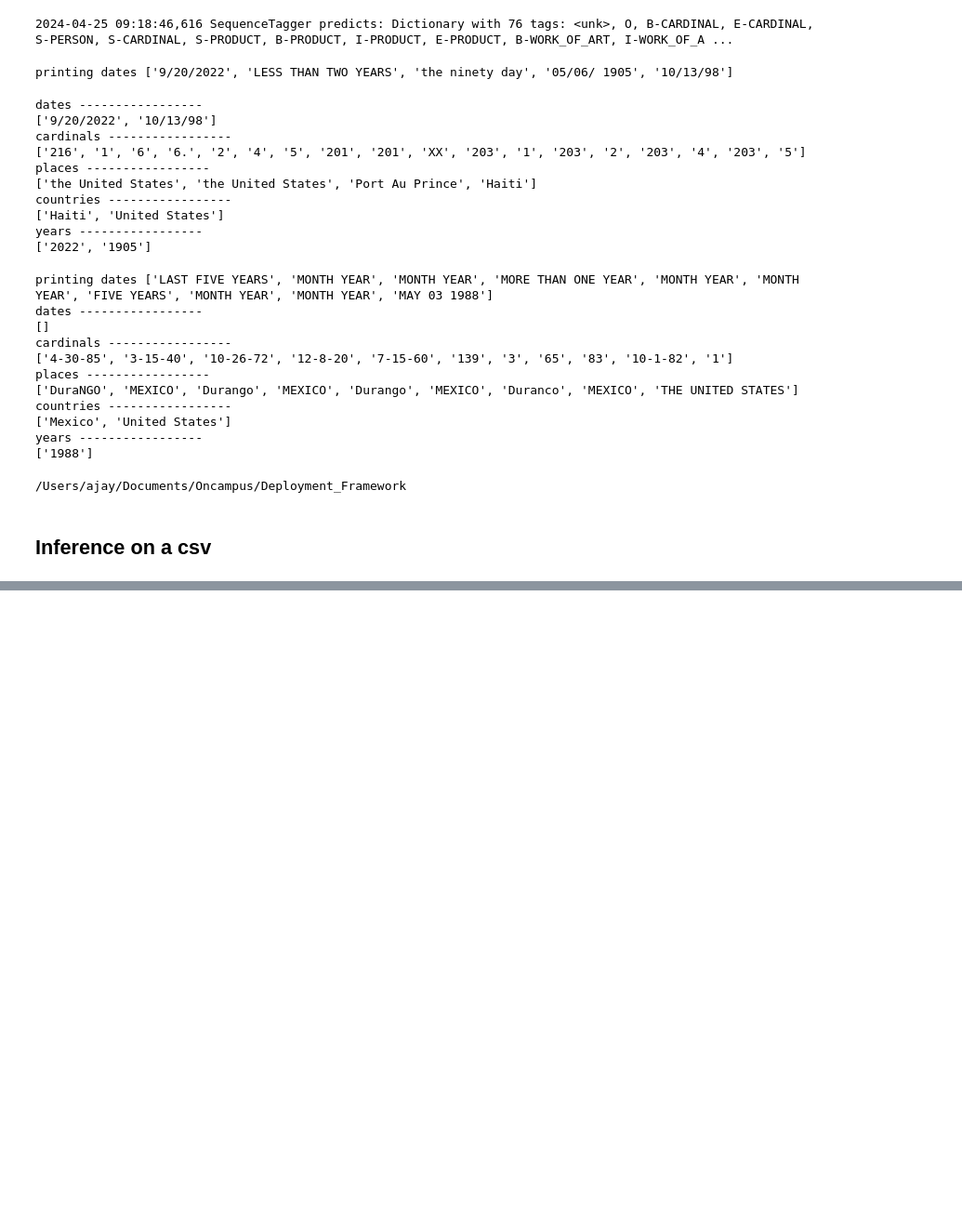
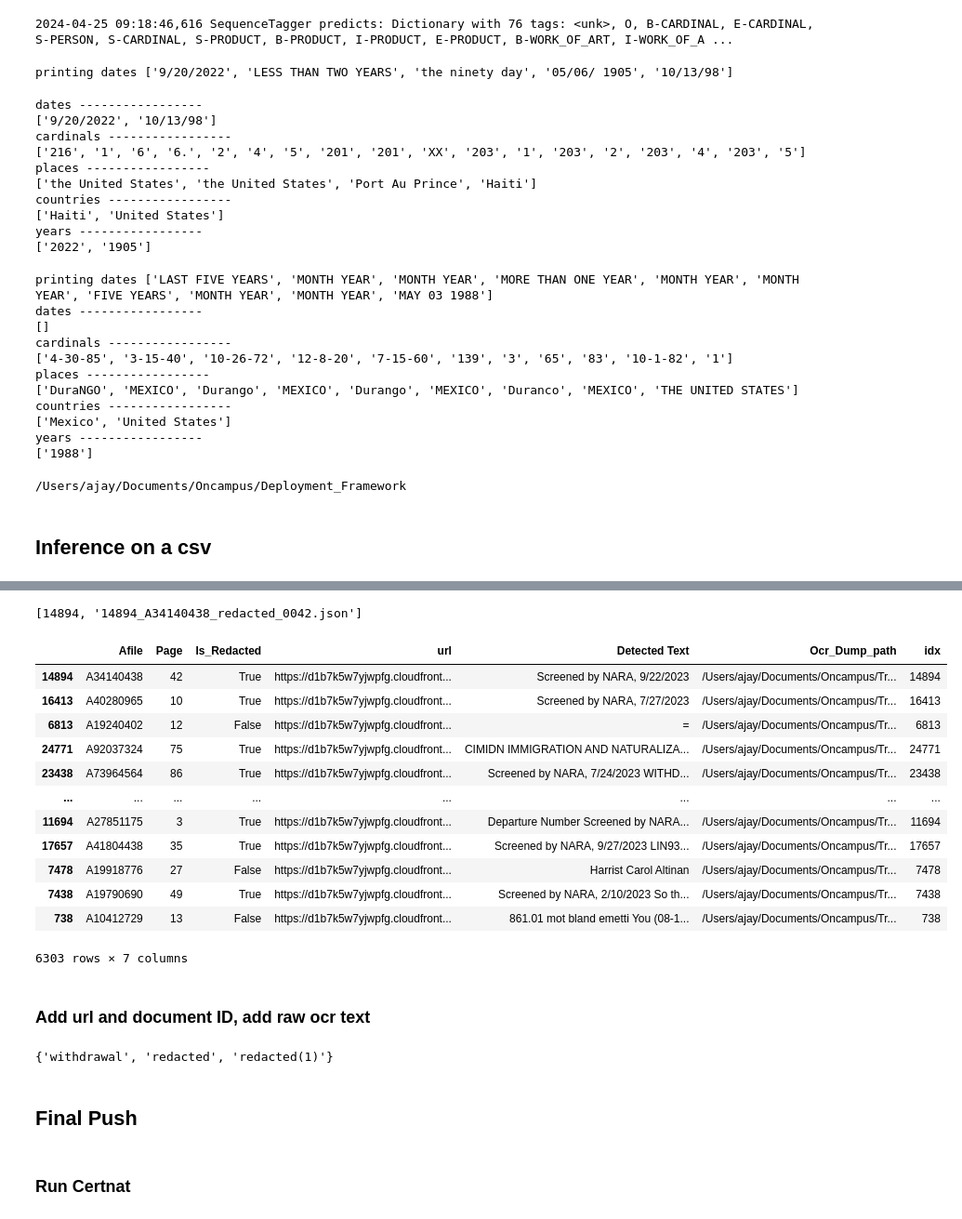
Before and after one commit to migrants-and-the-state/Deployment_Framework, a Jupyter notebook: Tester_nb.ipynb, the cells around one changed output, grey strips where cells are left out. Shown at 93% size. Cells and saved outputs as stored; diff of their text form; code cells hidden in the pictures; blank space fills up the shorter version.

```diff
--- a/Tester_nb.ipynb
+++ b/Tester_nb.ipynb
@@ -206,7 +206,8 @@ for i in tqdm(df.index.tolist()[24028:]):
                 filename = os.path.join("/scratch/ag8172/metadata_outputs/", filename)
                 output, features = model_class.inference(url)
                 document_wise_result['document_type'] = model_inf_map[torch.argmax(output).item()]
-
+                document_wise_result['is_g325a'] = False
+                document_wise_result['is_cert_naturalization'] = False
                 if document_wise_result['document_type'] not in ['photograph','misc']:
                         # get text
                         # text was concatenated strings obtained from aws textract
@@ -247,0 +251,26 @@ for i in tqdm(df.index.tolist()[24028:]):
+# %%
+import os
+import json
+
+extracted_output_path = "/Users/ajay/Documents/Oncampus/TrainingFramework/extracted_metadata/metadata_outputs"
+g325a = list()
+certnat = list()
+ocrfail = list()
+def read_json(path):
+    with open(os.path.join(extracted_output_path,path), 'r') as json_file:
+        # Load the data from the file
+        data = json.load(json_file)
+    return data
+
+for path in os.listdir(extracted_output_path):
+
+    data = read_json(path)
+    if data.get('is_cert_naturalization',None):
+        certnat.append([int(path.split("_")[0]),path])
+    if data.get('is_g325a',None):
+        g325a.append([int(path.split("_")[0]),path])
+
+    if data.get('is_cert_naturalization',None) is None:
+        ocrfail.append([int(path.split("_")[0]),path])
+
+len(g325a),len(certnat), len(ocrfail)
@@ -247,0 +279,5 @@ for i in tqdm(df.index.tolist()[24028:]):
+# %%
+import pandas as pd
+
+df = pd.read_csv("/Users/ajay/Documents/Oncampus/TrainingFramework/combined_csv.csv")
+df.head()
@@ -247,0 +291,24 @@ for i in tqdm(df.index.tolist()[24028:]):
+# %%
+ocrfail[0]
+# %% [output]
+[14894, '14894_A34140438_redacted_0042.json']
+# %%
+dffail = df.iloc[[x[0] for x in ocrfail],:]
+# %%
+dffail
+# %% [output]
+|  | Afile | Page | Is_Redacted | url | Detected Text | Ocr_Dump_path | idx |
+| 14894 | A34140438 | 42 | True | https://d1b7k5w7yjwpfg.cloudfront... | Screened by NARA, 9/22/2023 | /Users/ajay/Documents/Oncampus/Tr... | 14894 |
+| 16413 | A40280965 | 10 | True | https://d1b7k5w7yjwpfg.cloudfront... | Screened by NARA, 7/27/2023 | /Users/ajay/Documents/Oncampus/Tr... | 16413 |
+| 6813 | A19240402 | 12 | False | https://d1b7k5w7yjwpfg.cloudfront... | = | /Users/ajay/Documents/Oncampus/Tr... | 6813 |
+| 24771 | A92037324 | 75 | True | https://d1b7k5w7yjwpfg.cloudfront... | CIMIDN IMMIGRATION AND NATURALIZA... | /Users/ajay/Documents/Oncampus/Tr... | 24771 |
+| 23438 | A73964564 | 86 | True | https://d1b7k5w7yjwpfg.cloudfront... | Screened by NARA, 7/24/2023 WITHD... | /Users/ajay/Documents/Oncampus/Tr... | 23438 |
+| ... | ... | ... | ... | ... | ... | ... | ... |
+| 11694 | A27851175 | 3 | True | https://d1b7k5w7yjwpfg.cloudfront... | Departure Number Screened by NARA... | /Users/ajay/Documents/Oncampus/Tr... | 11694 |
+| 17657 | A41804438 | 35 | True | https://d1b7k5w7yjwpfg.cloudfront... | Screened by NARA, 9/27/2023 LIN93... | /Users/ajay/Documents/Oncampus/Tr... | 17657 |
+| 7478 | A19918776 | 27 | False | https://d1b7k5w7yjwpfg.cloudfront... | Harrist Carol Altinan | /Users/ajay/Documents/Oncampus/Tr... | 7478 |
+| 7438 | A19790690 | 49 | True | https://d1b7k5w7yjwpfg.cloudfront... | Screened by NARA, 2/10/2023 So th... | /Users/ajay/Documents/Oncampus/Tr... | 7438 |
+| 738 | A10412729 | 13 | False | https://d1b7k5w7yjwpfg.cloudfront... | 861.01 mot bland emetti You (08-1... | /Users/ajay/Documents/Oncampus/Tr... | 738 |
+6303 rows × 7 columns
+# %% [markdown]
+### Add url and document ID, add raw ocr text
@@ -247,0 +400,15 @@ for i in tqdm(df.index.tolist()[24028:]):
+# %%
+extracted_output_path = "/Users/ajay/Documents/Oncampus/TrainingFramework/extracted_metadata/metadata_outputs"
+s = set()
+for path in os.listdir(extracted_output_path):
+    pathsplit = path.split("_")
+    if len(pathsplit) >= 4:
+        s.add(pathsplit[2])
+
+print(s)
+# %% [output]
+{'withdrawal', 'redacted', 'redacted(1)'}
+# %% [markdown]
+## Final Push
+# %% [markdown]
+### Run Certnat
```
Also changed, not shown: parts of 28 cells of this notebook.
